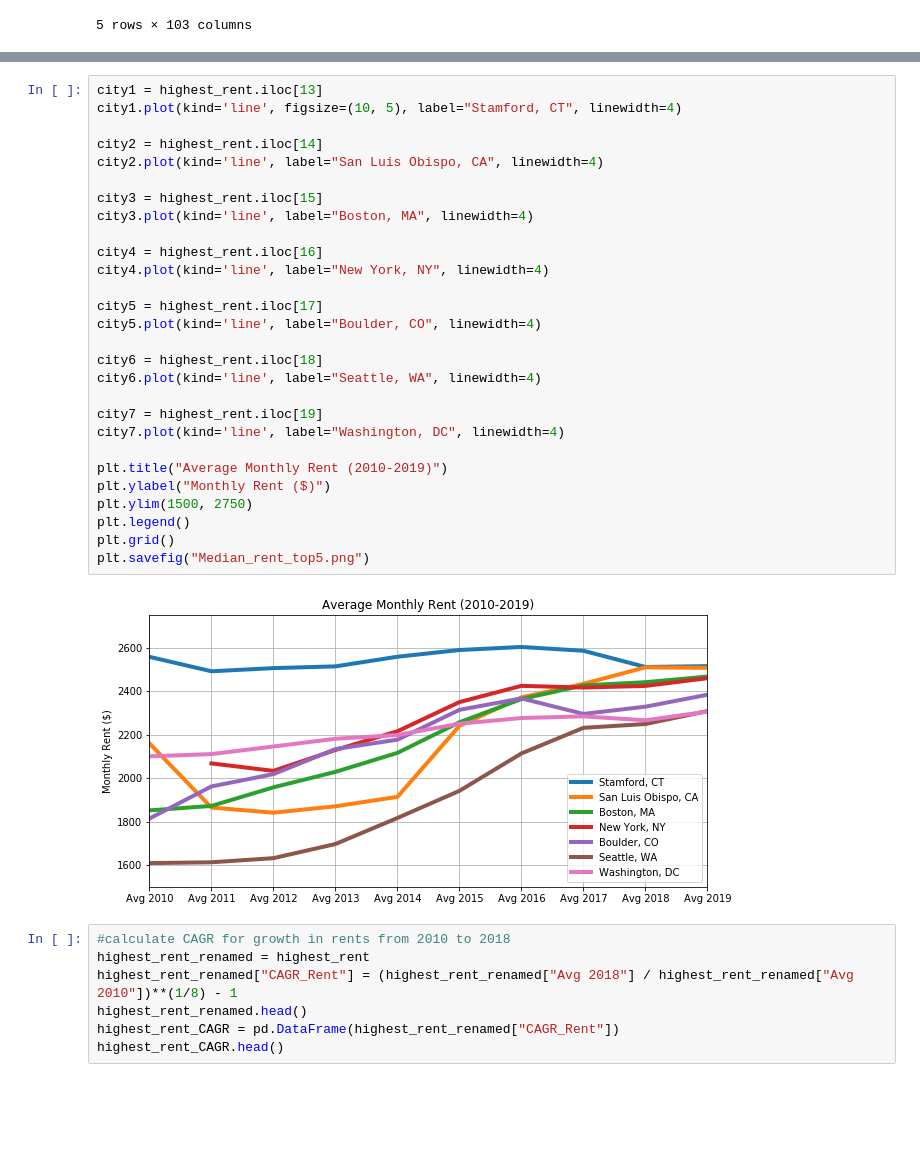
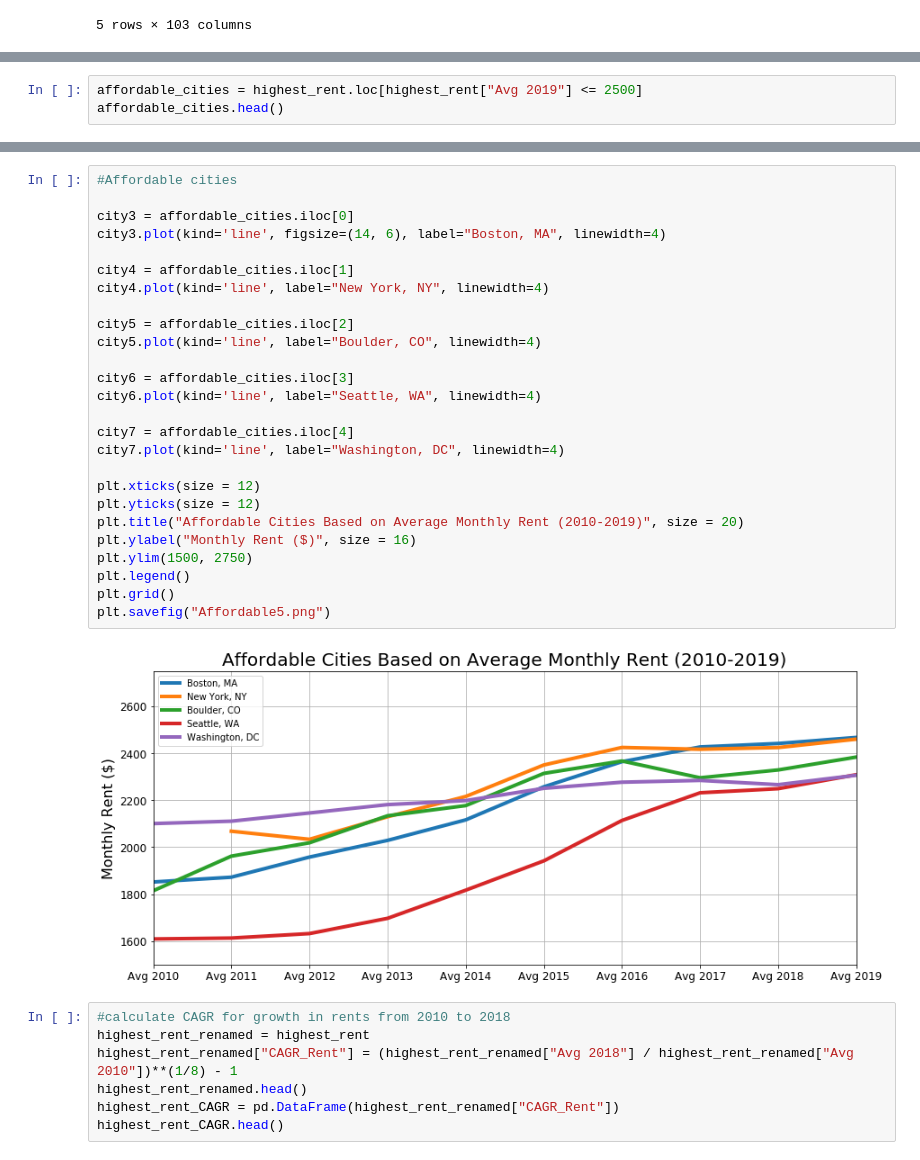
Before and after one commit to goldphoenix90/DataProject1, a Jupyter notebook: RentAnalysis.ipynb, the cells around one changed output, grey strips where cells are left out. Drawn from its saved outputs; the diff is of its cells as text; blank space fills up the shorter version.

```diff
--- a/RentAnalysis.ipynb
+++ b/RentAnalysis.ipynb
@@ -98,0 +109,3 @@ plt.savefig("Median_rent_top5.png")
+# %%
+affordable_cities = highest_rent.loc[highest_rent["Avg 2019"] <= 2500]
+affordable_cities.head()
@@ -99,33 +120,31 @@ plt.savefig("Median_rent_top5.png")
 # %%
-city1 = highest_rent.iloc[13]
-city1.plot(kind='line', figsize=(10, 5), label="Stamford, CT", linewidth=4)
+#Affordable cities
 
-city2 = highest_rent.iloc[14]
-city2.plot(kind='line', label="San Luis Obispo, CA", linewidth=4)
+city3 = affordable_cities.iloc[0]
+city3.plot(kind='line', figsize=(14, 6), label="Boston, MA", linewidth=4)
 
-city3 = highest_rent.iloc[15]
-city3.plot(kind='line', label="Boston, MA", linewidth=4)
-
-city4 = highest_rent.iloc[16]
+city4 = affordable_cities.iloc[1]
 city4.plot(kind='line', label="New York, NY", linewidth=4)
 
-city5 = highest_rent.iloc[17]
+city5 = affordable_cities.iloc[2]
 city5.plot(kind='line', label="Boulder, CO", linewidth=4)
 
-city6 = highest_rent.iloc[18]
+city6 = affordable_cities.iloc[3]
 city6.plot(kind='line', label="Seattle, WA", linewidth=4)
 
-city7 = highest_rent.iloc[19]
+city7 = affordable_cities.iloc[4]
 city7.plot(kind='line', label="Washington, DC", linewidth=4)
 
-plt.title("Average Monthly Rent (2010-2019)")
-plt.ylabel("Monthly Rent ($)")
+plt.xticks(size = 12)
+plt.yticks(size = 12)
+plt.title("Affordable Cities Based on Average Monthly Rent (2010-2019)", size = 20)
+plt.ylabel("Monthly Rent ($)", size = 16)
 plt.ylim(1500, 2750)
 plt.legend()
 plt.grid()
-plt.savefig("Median_rent_top5.png")
+plt.savefig("Affordable5.png")
 # %% [output]
-[figure, old version]
+[figure, new version]
 # %%
 #calculate CAGR for growth in rents from 2010 to 2018
 highest_rent_renamed = highest_rent
```
Also changed, not shown: parts of 11 cells of this notebook.
